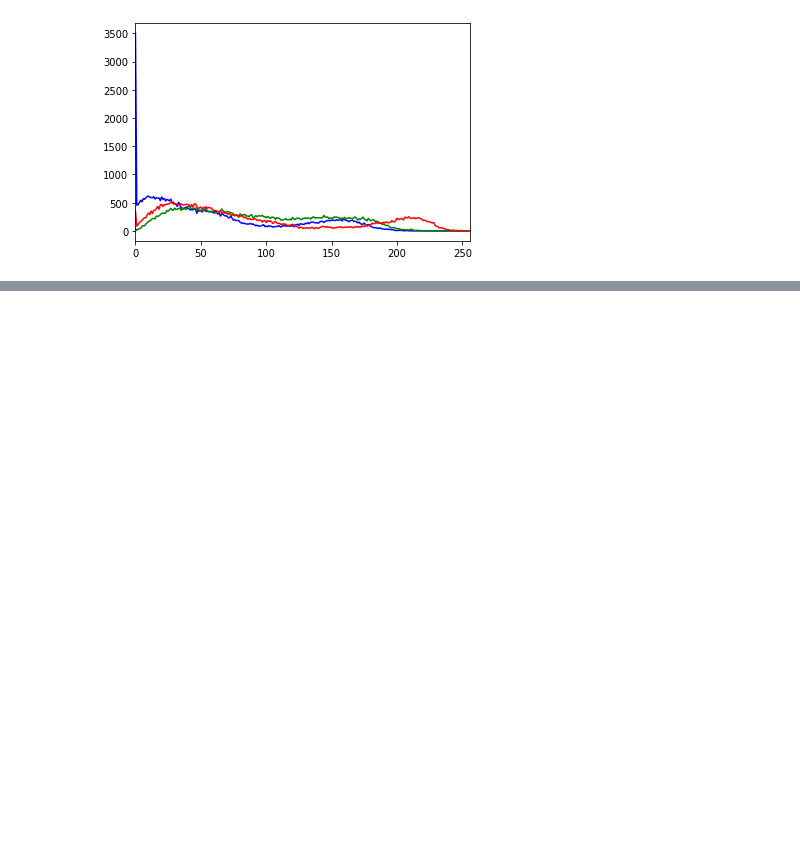
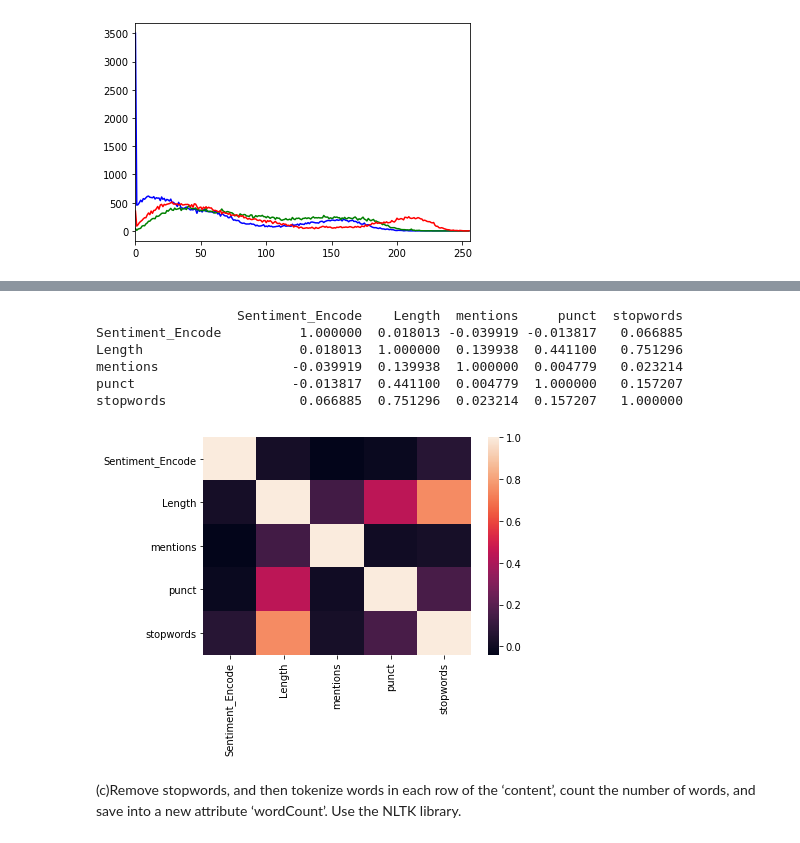
Before and after one commit to aastha621/Artificial-Intelligence, a Jupyter notebook: 034_AasthaJain_2.ipynb, the cells around one changed output, grey strips where cells are left out. Drawn from its saved outputs; the diff is of its cells as text; code cells hidden in the pictures; blank space fills up the shorter version.

```diff
--- a/034_AasthaJain_2.ipynb
+++ b/034_AasthaJain_2.ipynb
@@ -386,0 +457,9 @@ plt.show()
+# %%
+import nltk
+nltk.download('stopwords')
+from nltk.corpus import stopwords
+
+stop_words = set(stopwords.words('english'))
+df['stopwords'] = df['content'].apply(lambda x: len(set(x.split()) & stop_words))
+
+df.head()
@@ -386,0 +475,7 @@ plt.show()
+# %%
+from sklearn.preprocessing import LabelEncoder
+
+lb_make = LabelEncoder()
+df["Sentiment_Encode"] = lb_make.fit_transform(df["sentiment"])
+
+df[["sentiment", "Sentiment_Encode"]].head()
@@ -386,0 +489,4 @@ plt.show()
+# %%
+# creating a new dataframe for new columns (also known as features) with the encoded sentiment
+df1 = df.loc[:,["Sentiment_Encode","Length",'mentions','punct','stopwords']]
+df1.head()
@@ -386,0 +500,20 @@ plt.show()
+# %%
+correlations = df1.corr()
+print(correlations)
+# %% [output]
+                  Sentiment_Encode    Length  mentions     punct  stopwords
+Sentiment_Encode          1.000000  0.018013 -0.039919 -0.013817   0.066885
+Length                    0.018013  1.000000  0.139938  0.441100   0.751296
+mentions                 -0.039919  0.139938  1.000000  0.004779   0.023214
+punct                    -0.013817  0.441100  0.004779  1.000000   0.157207
+stopwords                 0.066885  0.751296  0.023214  0.157207   1.000000
+# %%
+
+import seaborn as sns
+import matplotlib.pyplot as plt
+sns.heatmap(correlations)
+plt.show()
+# %% [output]
+[figure, added]
+# %% [markdown]
+(c)Remove stopwords, and then tokenize words in each row of the ‘content’, count the number of words, and save into a new attribute ‘wordCount’. Use the NLTK library.
```
Also changed, not shown: parts of 23 cells of this notebook.
